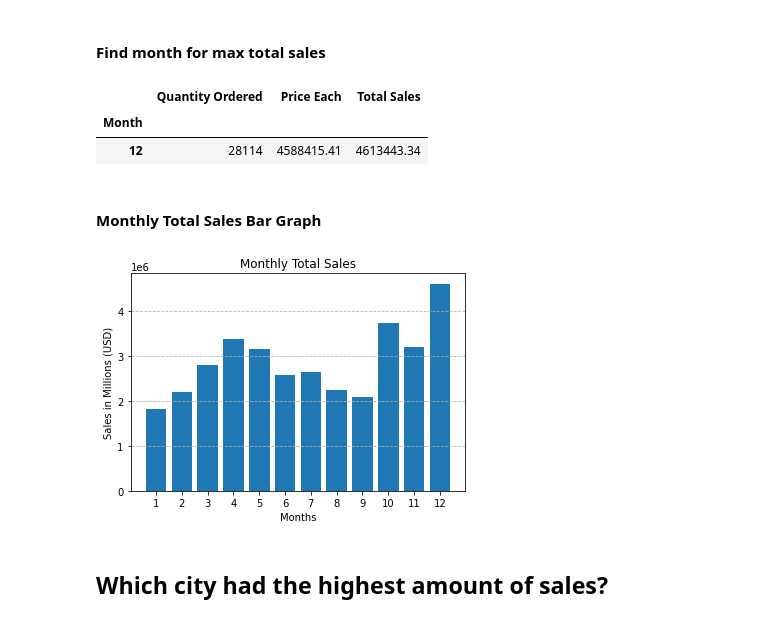
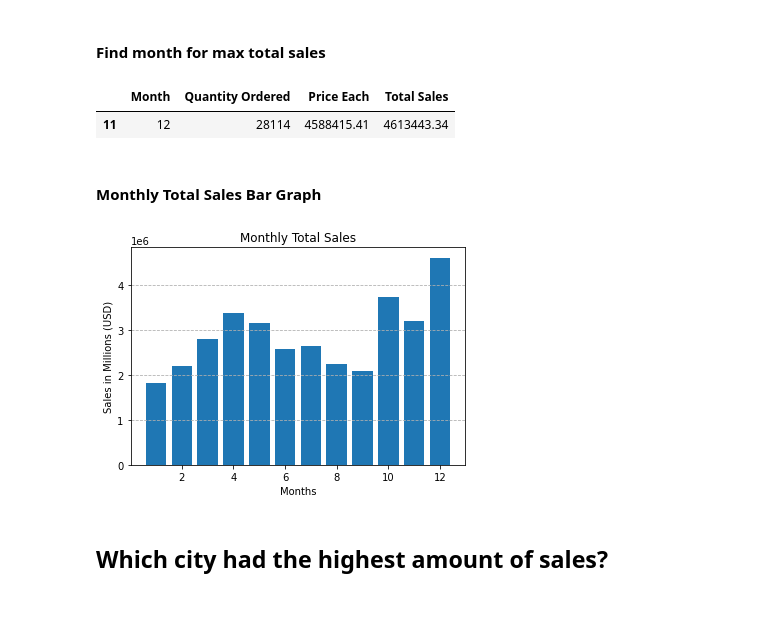
Before and after one commit to ogog1/Sales-Data-Analysis, a Jupyter notebook: analysis.ipynb, the cells around one changed output. Cells and saved outputs as stored; diff of their text form; code cells hidden in the pictures.

```diff
--- a/analysis.ipynb
+++ b/analysis.ipynb
@@ -59,32 +59,28 @@ all_data['Purchase City'] = address_split[1]
 
 #### Find month for max total sales
 # %%
-monthly_totals_df = all_data.groupby('Month').sum()
+monthly_totals_df = all_data.groupby('Month', as_index=False).sum()
 column = monthly_totals_df['Total Sales']
 max_total_sales = column.max()
 
 monthly_totals_df.loc[monthly_totals_df['Total Sales'] == max_total_sales]
 # %% [output]
-|  | Quantity Ordered | Price Each | Total Sales |
-| Month |  |  |  |
-| 12 | 28114 | 4588415.41 | 4613443.34 |
+|  | Month | Quantity Ordered | Price Each | Total Sales |
+| 11 | 12 | 28114 | 4588415.41 | 4613443.34 |
 # %% [markdown]
 
 
 #### Monthly Total Sales Bar Graph
 # %%
-months = range(1,13)
-
-plt.bar(months, monthly_totals_df['Total Sales'])
+plt.bar(monthly_totals_df['Month'], monthly_totals_df['Total Sales'])
 
 plt.title('Monthly Total Sales')
 plt.xlabel('Months')
 plt.ylabel('Sales in Millions (USD)')
-plt.xticks(months)
 plt.grid(axis='y', linestyle='--')
 plt.show()
 # %% [output]
-[figure, old version]
+[figure, new version]
 # %% [markdown]
 ## Which city had the highest amount of sales?
 # %% [markdown]
```
Also changed, not shown: parts of 2 cells of this notebook.
